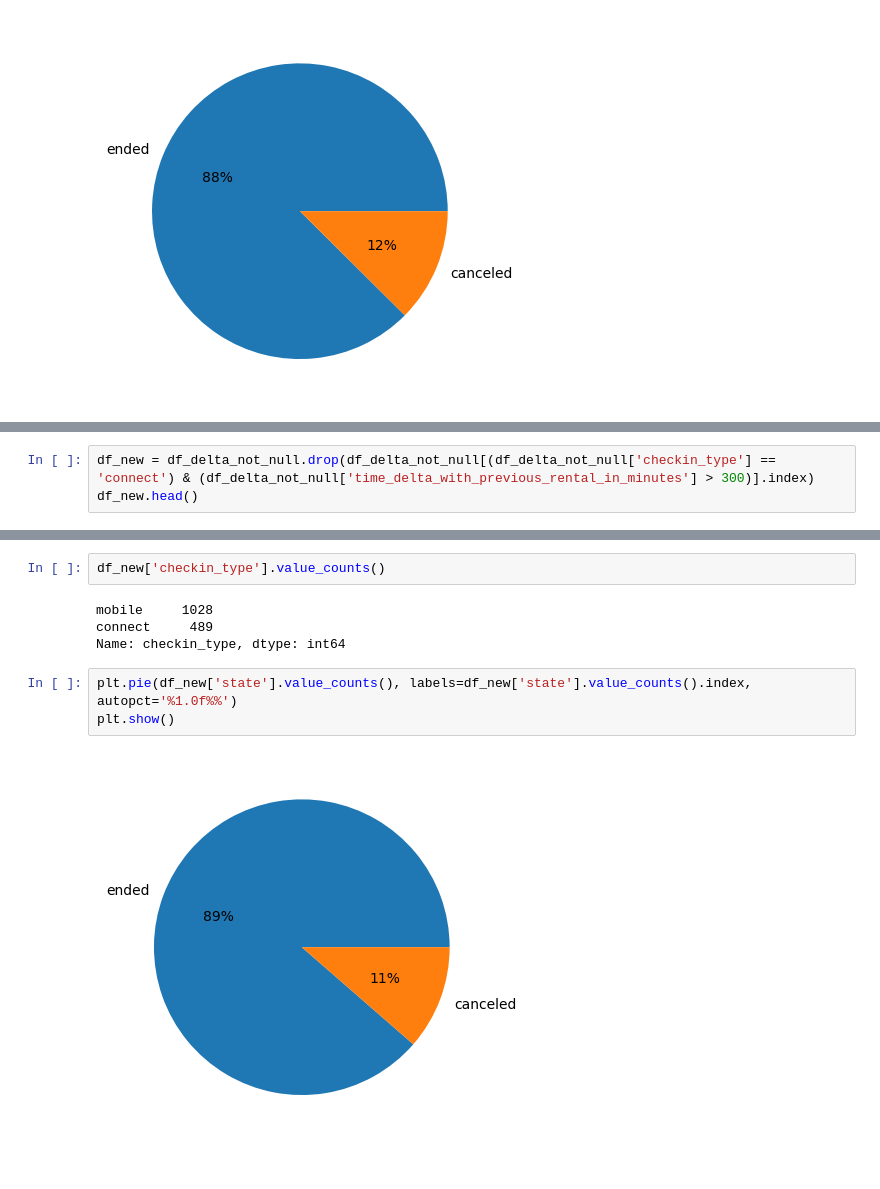
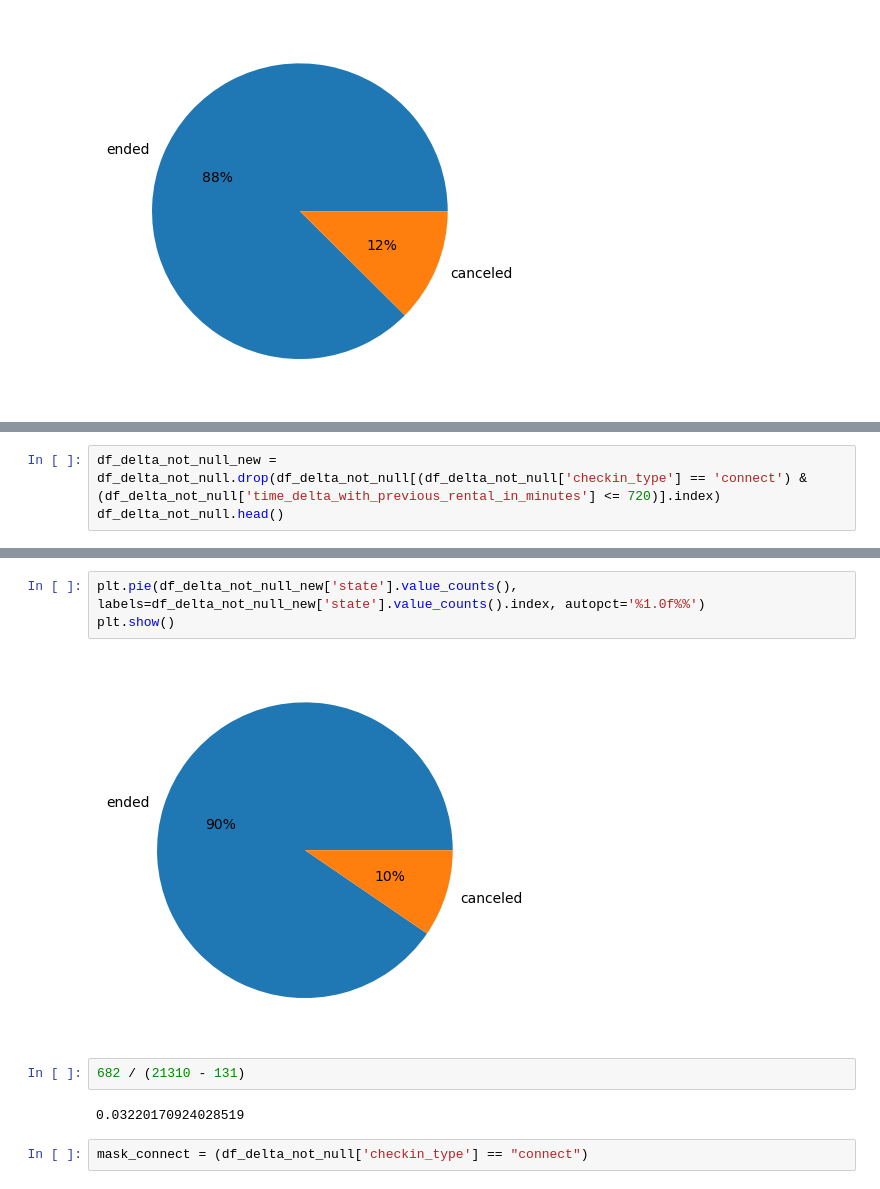
Before and after one commit to oceanezara/data-deployment, a Jupyter notebook: data_analysis.ipynb, the cells around one changed output, grey strips where cells are left out. Saved outputs shown, nothing was run; the diff lists cells and outputs as text.

```diff
--- a/data_analysis.ipynb
+++ b/data_analysis.ipynb
@@ -153,6 +158,6 @@ Let's calculate the new cancelation rate when we drop all Average time_delta_wit
 # %%
-df_new = df_delta_not_null.drop(df_delta_not_null[(df_delta_not_null['checkin_type'] == 'connect') & (df_delta_not_null['time_delta_with_previous_rental_in_minutes'] > 300)].index)
-df_new.head()
+df_delta_not_null_new = df_delta_not_null.drop(df_delta_not_null[(df_delta_not_null['checkin_type'] == 'connect') & (df_delta_not_null['time_delta_with_previous_rental_in_minutes'] <= 720)].index)
+df_delta_not_null.head()
 # %% [output]
 |  | car_id | checkin_type | state | delay_at_checkout_in_minutes | previous_ended_rental_id | time_delta_with_previous_rental_i... |
 | rental_id |  |  |  |  |  |  |
@@ -164,11 +169,11 @@ df_new.head()
-# %%
-df_new['checkin_type'].value_counts()
-# %% [output]
-mobile     1028
-connect     489
-Name: checkin_type, dtype: int64
 # %%
-plt.pie(df_new['state'].value_counts(), labels=df_new['state'].value_counts().index, autopct='%1.0f%%')
+plt.pie(df_delta_not_null_new['state'].value_counts(), labels=df_delta_not_null_new['state'].value_counts().index, autopct='%1.0f%%')
 plt.show()
 # %% [output]
-[figure, old version]
+[figure, new version]
+# %%
+682 / (21310 - 131)
+# %% [output]
+0.03220170924028519
+# %%
+mask_connect = (df_delta_not_null['checkin_type'] == "connect")
```
Also changed, not shown: parts of 9 cells of this notebook.
